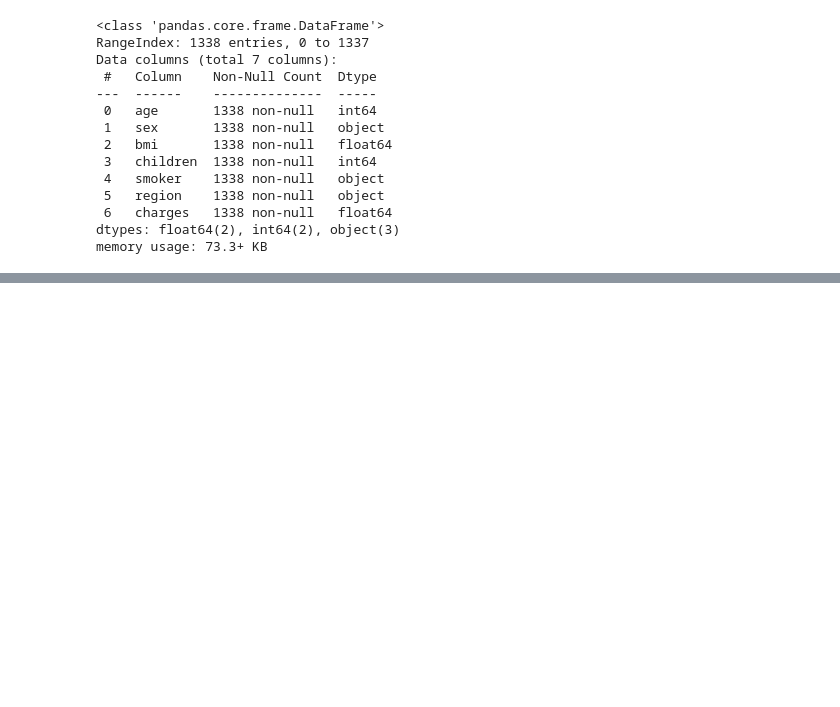
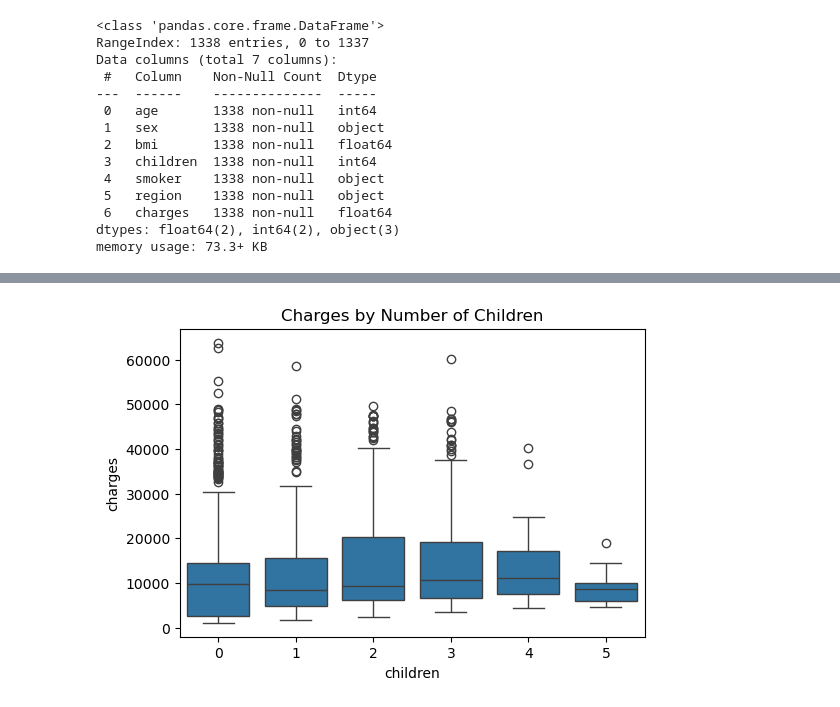
Before and after one commit to MarwaBrian/insurance_charges_prediction, a Jupyter notebook: underwriting.ipynb, the cells around one changed output, grey strips where cells are left out. Saved outputs shown, nothing was run; the diff lists cells and outputs as text; code cells hidden in the pictures; blank space fills up the shorter version.

```diff
--- a/underwriting.ipynb
+++ b/underwriting.ipynb
@@ -209,0 +223,7 @@ memory usage: 73.3+ KB
+# %%
+plt.figure(figsize=(6,4))
+sns.boxplot(data=df, x='children', y='charges')
+plt.title('Charges by Number of Children')
+plt.show()
+# %% [output]
+[figure, added]
```
Also changed, not shown: parts of 19 cells of this notebook.
